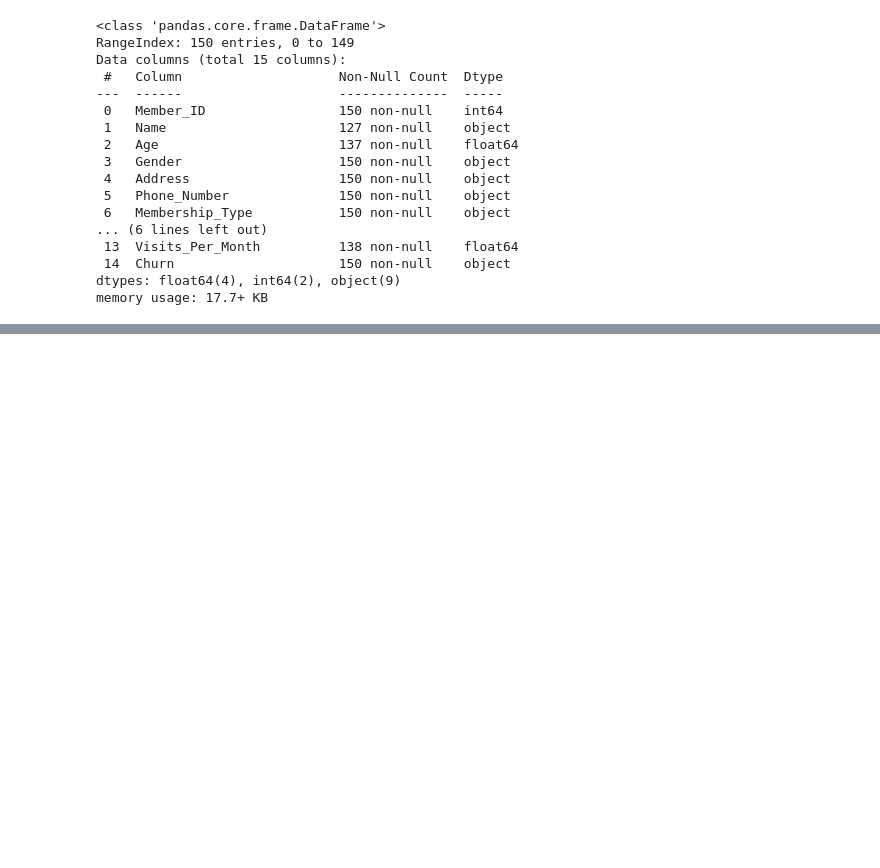
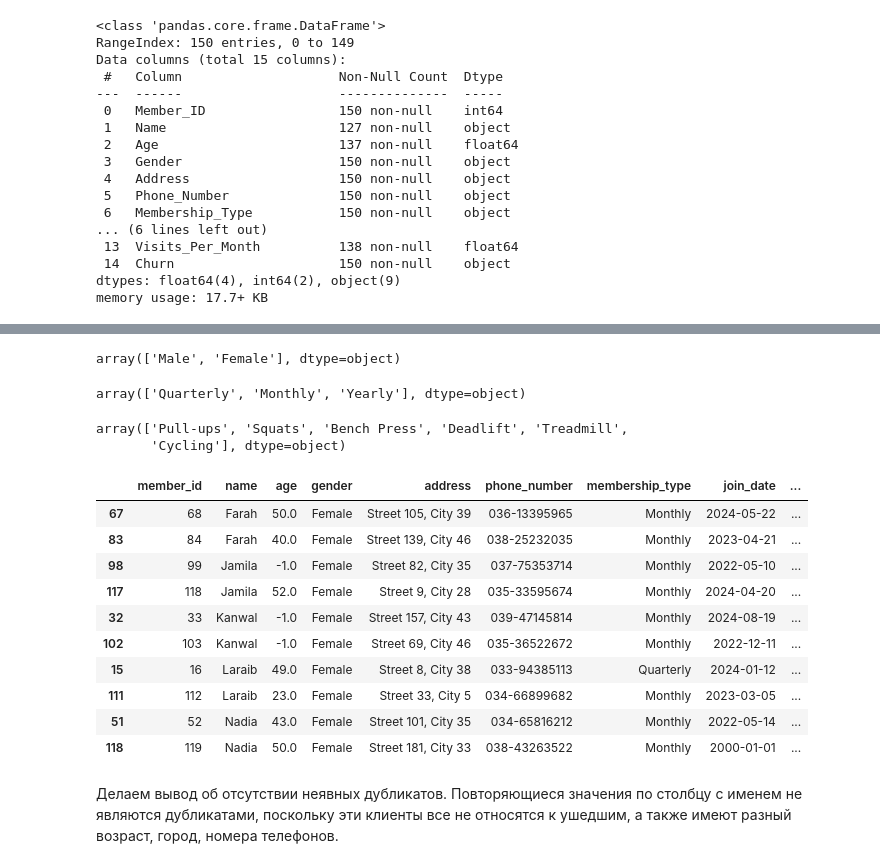
Before and after one commit to Mariya-Sakovich/Personal_projects, a Jupyter notebook: Gym/Gym_members.ipynb, the cells around one changed output, grey strips where cells are left out. Saved outputs shown, nothing was run; the diff lists cells and outputs as text; code cells hidden in the pictures; blank space fills up the shorter version.

```diff
--- a/Gym/Gym_members.ipynb
+++ b/Gym/Gym_members.ipynb
@@ -23,0 +160,7 @@ memory usage: 17.7+ KB
+# %%
+df[['avg_calories_burned','total_weight_lifted_kg','visits_per_month']]=df[['avg_calories_burned','total_weight_lifted_kg','visits_per_month']].fillna(0)
+# %%
+df['name']=df['name'].fillna('Unknown')
+# %%
+#заменим пропуски на индикатор
+df['age']=df['age'].fillna(-1)
@@ -23,0 +172,3 @@ memory usage: 17.7+ KB
+# %%
+#заменим на индикатор
+df['join_date']=df['join_date'].fillna('2000-01-01')
@@ -23,0 +227,29 @@ memory usage: 17.7+ KB
+# %%
+df['gender'].unique()
+# %% [output]
+array(['Male', 'Female'], dtype=object)
+# %%
+df['membership_type'].unique()
+# %% [output]
+array(['Quarterly', 'Monthly', 'Yearly'], dtype=object)
+# %%
+df['favorite_exercise'].unique()
+# %% [output]
+array(['Pull-ups', 'Squats', 'Bench Press', 'Deadlift', 'Treadmill',
+       'Cycling'], dtype=object)
+# %%
+df[df['name']!='Unknown'][df[df['name']!='Unknown'].duplicated(subset=['name'], keep=False)].sort_values(by='name')
+# %% [output]
+|  | member_id | name | age | gender | address | phone_number | membership_type | join_date | ... |
+| 67 | 68 | Farah | 50.0 | Female | Street 105, City 39 | 036-13395965 | Monthly | 2024-05-22 | ... |
+| 83 | 84 | Farah | 40.0 | Female | Street 139, City 46 | 038-25232035 | Monthly | 2023-04-21 | ... |
+| 98 | 99 | Jamila | -1.0 | Female | Street 82, City 35 | 037-75353714 | Monthly | 2022-05-10 | ... |
+| 117 | 118 | Jamila | 52.0 | Female | Street 9, City 28 | 035-33595674 | Monthly | 2024-04-20 | ... |
+| 32 | 33 | Kanwal | -1.0 | Female | Street 157, City 43 | 039-47145814 | Monthly | 2024-08-19 | ... |
+| 102 | 103 | Kanwal | -1.0 | Female | Street 69, City 46 | 035-36522672 | Monthly | 2022-12-11 | ... |
+| 15 | 16 | Laraib | 49.0 | Female | Street 8, City 38 | 033-94385113 | Quarterly | 2024-01-12 | ... |
+| 111 | 112 | Laraib | 23.0 | Female | Street 33, City 5 | 034-66899682 | Monthly | 2023-03-05 | ... |
+| 51 | 52 | Nadia | 43.0 | Female | Street 101, City 35 | 034-65816212 | Monthly | 2022-05-14 | ... |
+| 118 | 119 | Nadia | 50.0 | Female | Street 181, City 33 | 038-43263522 | Monthly | 2000-01-01 | ... |
+# %% [markdown]
+Делаем вывод об отсутствии неявных дубликатов. Повторяющиеся значения по столбцу с именем не являются дубликатами, поскольку эти клиенты все не относятся к ушедшим, а также имеют разный возраст, город, номера телефонов.
```
Also changed, not shown: parts of 31 cells of this notebook.
